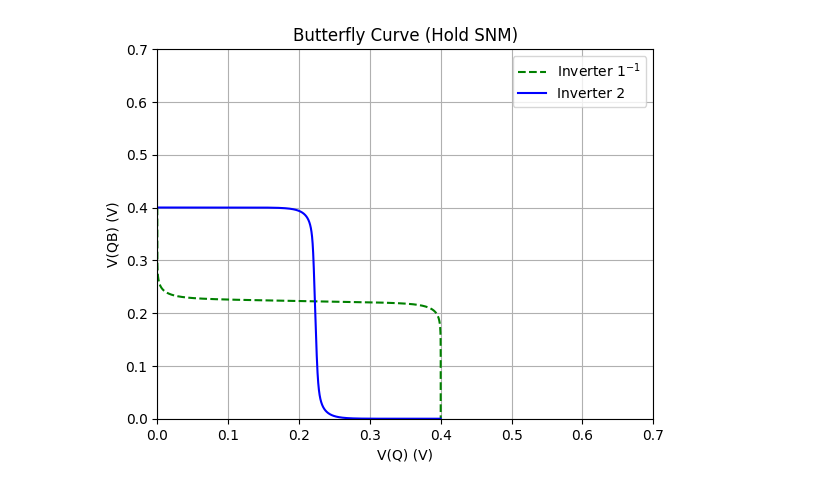
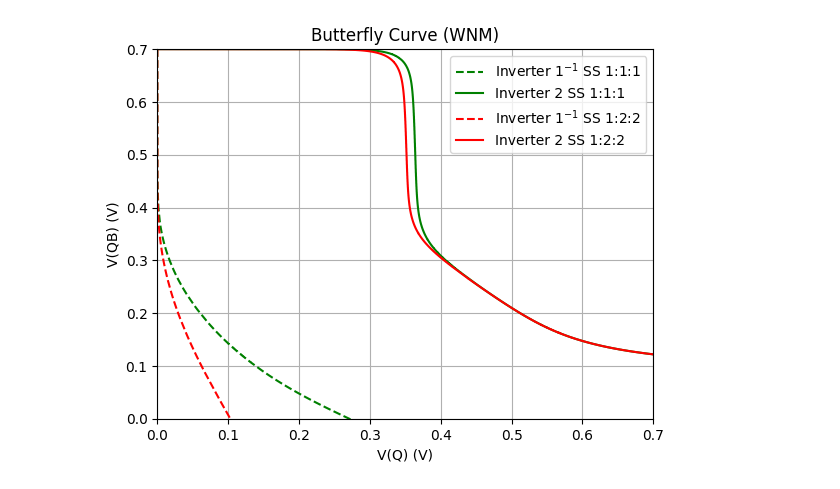
Before and after one commit to DatNguyen-glitch/MCS, a Jupyter notebook: Ex1/Plot_butterfly.ipynb, the cells around one changed output. Drawn from its saved outputs; the diff is of its cells as text; code cells hidden in the pictures.

```diff
--- a/Ex1/Plot_butterfly.ipynb
+++ b/Ex1/Plot_butterfly.ipynb
@@ -110,27 +368,37 @@ plt.show()
 # %%
-# VDDVAL = 0.4V
+#WNM
 
 from matplotlib import pyplot as plt
 import numpy as np
 import math
 
 # Load data (assuming columns: VQ, V(q), V(qb))
-data = np.loadtxt('converted_output_DifSupply_0.4.txt')
+data = np.loadtxt('converted_SRAM_WNM_SS.txt')
+v = data[:, 0]   # VQ
 v_q = data[:, 1]   # V(q)
 v_qb = data[:, 2]  # V(qb)
 v_gl = data[:, 3]   # V(q)
 v_gr = data[:, 4]  # V(qb)
 
 # Plot VTC and inverse VTC
-plt.plot(v_q, v_gr, label='Inverter 1$^{-1}$', color='green', linestyle='--')  #
-plt.plot(v_gl, v_qb, label='Inverter 2', color='blue', linestyle='-')  #
+plt.plot(v_q, v_gr, label='Inverter 1$^{-1}$ SS 1:1:1', color='green', linestyle='--')  #
+plt.plot(v_gl, v_qb, label='Inverter 2 SS 1:1:1', color='green', linestyle='-')  #
+
+data = np.loadtxt('122converted_SRAM_WNM_SS.txt')
+v = data[:, 0]   # VQ
+v_q = data[:, 1]   # V(q)
+v_qb = data[:, 2]  # V(qb)
+v_gl = data[:, 3]   # V(q)
+v_gr = data[:, 4]  # V(qb)
+plt.plot(v_q, v_gr, label='Inverter 1$^{-1}$ SS 1:2:2', color='red', linestyle='--')  #
+plt.plot(v_gl, v_qb, label='Inverter 2 SS 1:2:2', color='red', linestyle='-')  #
 plt.xlabel('V(Q) (V)')
 plt.ylabel('V(QB) (V)')
-plt.title('Butterfly Curve (Hold SNM)')
+plt.title('Butterfly Curve (WNM)')
 plt.legend()
 plt.grid()
 plt.xlim(0, 0.7)
 plt.ylim(0, 0.7)
 plt.show()
 # %% [output]
-[figure, old version]
+[figure, new version]
```
Also changed, not shown: parts of 13 cells of this notebook.
